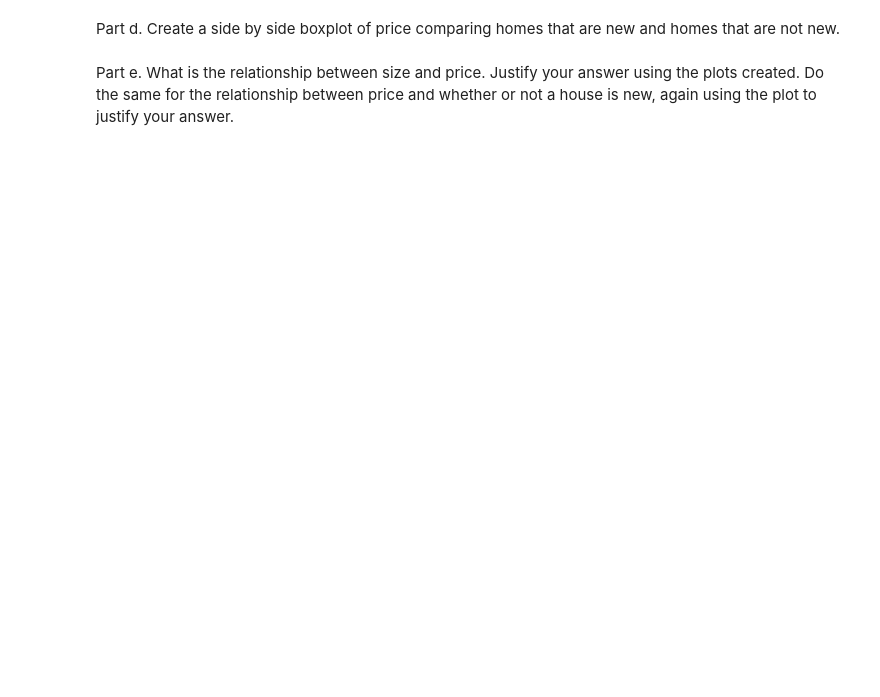
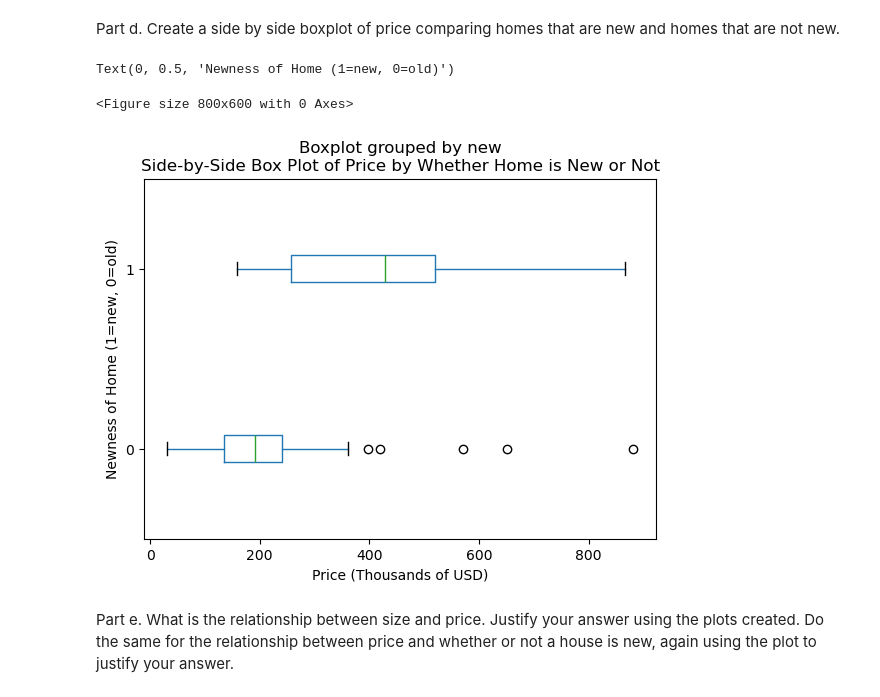
Before and after one commit to stat220/stat-220-hw1-jersumms27, a Jupyter notebook: Stat_220_HW1.ipynb, the cells around one changed output. Cells and saved outputs as stored; diff of their text form; code cells hidden in the pictures; blank space fills up the shorter version.

```diff
--- a/Stat_220_HW1.ipynb
+++ b/Stat_220_HW1.ipynb
@@ -40,4 +148,14 @@ Part c. Find and plot the regression line on top of the scatterplot.
 # %% [markdown]
 Part d. Create a side by side boxplot of price comparing homes that are new and homes that are not new.
+# %%
+plt.figure(figsize=(8, 6))
+houses.boxplot(column='price', by='new', vert=False, grid=False)
+plt.title('Side-by-Side Box Plot of Price by Whether Home is New or Not')
+plt.xlabel('Price (Thousands of USD)')
+plt.ylabel('Newness of Home (1=new, 0=old)')
+# %% [output]
+Text(0, 0.5, 'Newness of Home (1=new, 0=old)')
+<Figure size 800x600 with 0 Axes>
+[figure, added]
 # %% [markdown]
 Part e. What is the relationship between size and price.  Justify your answer using the plots created. Do the same for the relationship between price and whether or not a house is new, again using the plot to justify your answer.
```
Also changed, not shown: parts of 14 cells of this notebook.
